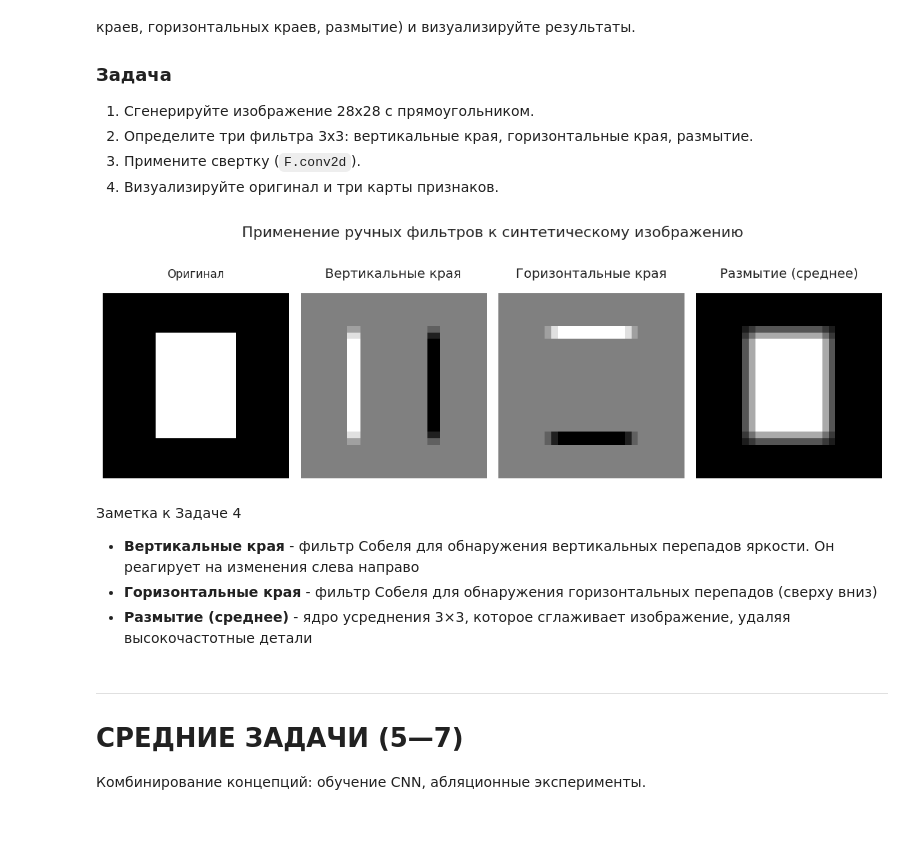
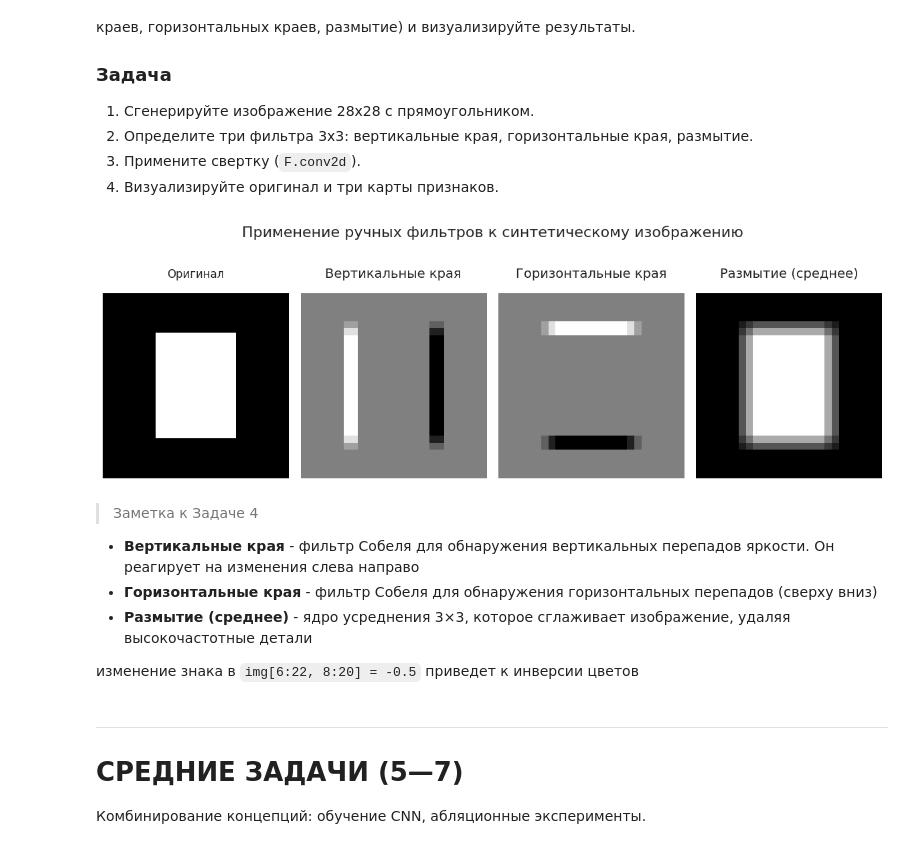
Before and after one commit to EgrSlv/DeepLearning__MIPT, a Jupyter notebook: Hw3_m3_v5__Solovev_Egor.ipynb, the cells around one changed output. Drawn from its saved outputs; the diff is of its cells as text; code cells hidden in the pictures.

```diff
--- a/Hw3_m3_v5__Solovev_Egor.ipynb
+++ b/Hw3_m3_v5__Solovev_Egor.ipynb
@@ -195,7 +195,8 @@ conv_cases = [(32,  3, 0, 1),
               (224, 7, 3, 2),]
 
 # --- Сверка с PyTorch ---
-print("\nСверка с PyTorch nn.Conv2d:")
+print()
+print("Сверка с PyTorch nn.Conv2d:")
 print("-" * 65)
 
 # Conv
@@ -205,13 +206,12 @@ for i, (h, k, p, s) in enumerate(conv_cases, 1):
 
     # Проверяем на случайном тензоре
     x = torch.randn(1, 3, h, h)
-    with torch.no_grad():  # прямой проход без градиента
-        # y.shape[0] — размер батча (batch)
-        # y.shape[1] — количество каналов
-        # y.shape[2] — высота карты признаков
-        # y.shape[3] — ширина карты признаков
-        y = conv(x)
-    h_out = y.shape[2]  # высота выхода
+    y = conv(x)
+    # y.shape[0] — размер батча (batch)
+    # y.shape[1] — количество каналов
+    # y.shape[2] — высота выхода карты признаков
+    # y.shape[3] — ширина выхода карты признаков
+    h_out = y.shape[2]
     exp = conv_output_size(h, k, p, s)
 
     # Сверка с результатом моей функции
@@ -225,28 +225,21 @@ print("-" * 65)
 print("Размер после MaxPool2d(2):")
 for i, h in enumerate([32, 28, 14, 7], 1):
     k = 2    # kernel_size
-    p = 0    # padding для пулинга не используется
-    s = None # по умолчанию stride = kernel_size
-
-    # Создаём слой MaxPool2d с k=2
-    pool = nn.MaxPool2d(kernel_size=2)
+    pool = nn.MaxPool2d(kernel_size=k)
 
     # Проверяем на случайном тензоре
     x = torch.randn(1, 3, h, h)
-    with torch.no_grad():  # прямой проход без градиента
-        # y.shape[0] — размер батча (batch)
-        # y.shape[1] — количество каналов
-        # y.shape[2] — высота карты признаков
-        # y.shape[3] — ширина карты признаков
-        y = pool(x)
+    y = pool(x)
+
     h_out = y.shape[2]
-    exp = pool_output_size(h, k, p, s)
+    exp = pool_output_size(h, k, p)
 
     # Сверка с результатом моей функции
     assert h_out == exp, f"Pool case {i}: PyTorch gave {h_out}, expected {exp}"
     print(f"case {i}: h_in={h:3d} -> h_out={h_out:3d} (OK)")
 
-print("\nВсе проверки пройдены.")
+print()
+print("Все проверки пройдены.")
 # %% [output]
 Сверка с PyTorch nn.Conv2d:
 -----------------------------------------------------------------
@@ -448,7 +444,7 @@ print(f"\nОбщее число параметров: {total_params:,}")
 
 # Синтетическое изображение: прямоугольник на черном фоне
 img = np.zeros((28, 28), dtype=np.float32)
-img[6:22, 8:20] = 1.0
+img[6:22, 8:20] = 1
 img_tensor = torch.tensor(img).unsqueeze(0).unsqueeze(0)  # (1, 1, 28, 28)
 
 # Фильтры 3x3
@@ -457,43 +453,42 @@ filters = {
                                            [ -2,   0,   2],
                                            [ -1,   0,   1]]]], dtype=torch.float32),
     "Горизонтальные края": torch.tensor([[[[ -1,  -2,  -1],
                                            [  0,   0,   0],
                                            [  1,   2,   1]]]], dtype=torch.float32),
     "Размытие (среднее)":  torch.tensor([[[[1/9, 1/9, 1/9],
                                            [1/9, 1/9, 1/9],
                                            [1/9, 1/9, 1/9]]]], dtype=torch.float32),
 }
 
 fig, axes = plt.subplots(1, 4, figsize=(12, 4))
 
 axes[0].imshow(img, cmap='gray')
 axes[0].set_title("Оригинал", size=12, y=1.05)
 axes[0].axis('off')
 
 for ax, (name, kernel) in zip(axes[1:], filters.items()):
-    # padding=1, stride=1 даст размер 28x28 как в `img_tensor`
-    with torch.no_grad():
-        out = F.conv2d(img_tensor, kernel, padding="same")  # same сохраняет размер
-
+    out = F.conv2d(img_tensor, kernel)
     out_np = out.squeeze().numpy()
     ax.imshow(out_np, cmap="gray")
     ax.set_title(name, y=1.05)
     ax.axis("off")
 
 plt.suptitle(
     "Применение ручных фильтров к синтетическому изображению",
     size=16,
     y=1.05
 )
 plt.tight_layout()
 plt.show()
 # %% [output]
-[figure, old version]
+[figure, new version]
 # %% [markdown]
-Заметка к Задаче 4
+> Заметка к Задаче 4
 - __Вертикальные края__ - фильтр Собеля для обнаружения вертикальных перепадов яркости. Он реагирует на изменения слева направо
 - __Горизонтальные края__ - фильтр Собеля для обнаружения горизонтальных перепадов (сверху вниз)
 - __Размытие (среднее)__ - ядро усреднения 3×3, которое сглаживает изображение, удаляя высокочастотные детали
+
+изменение знака в `img[6:22, 8:20] = -0.5` приведет к инверсии цветов
 # %% [markdown]
 ---
 
```
Also changed, not shown: parts of 7 cells of this notebook, 1 other file.
